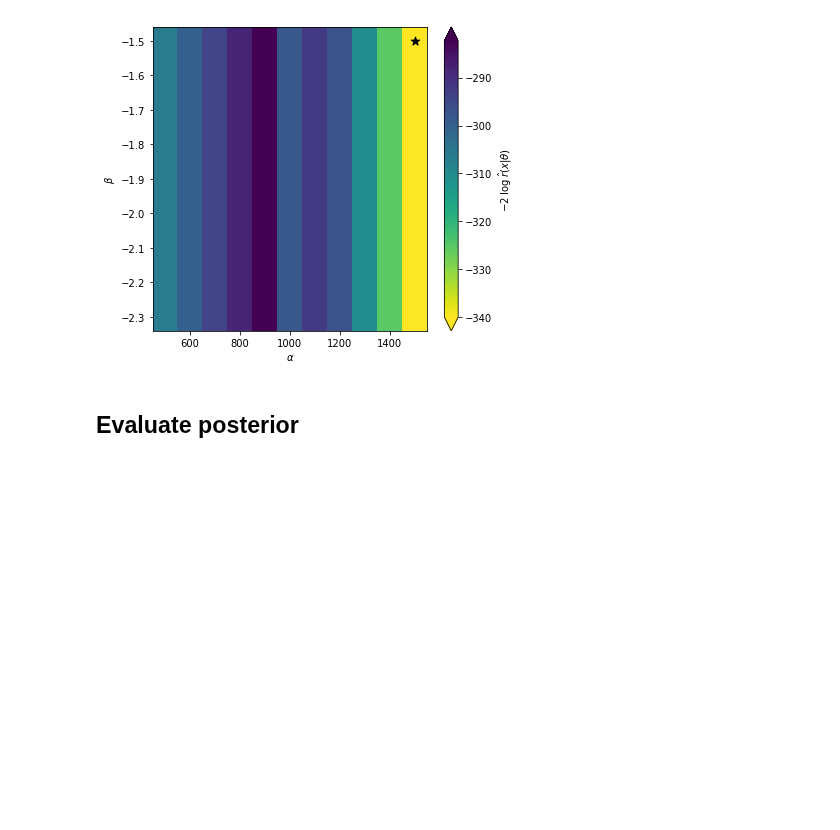
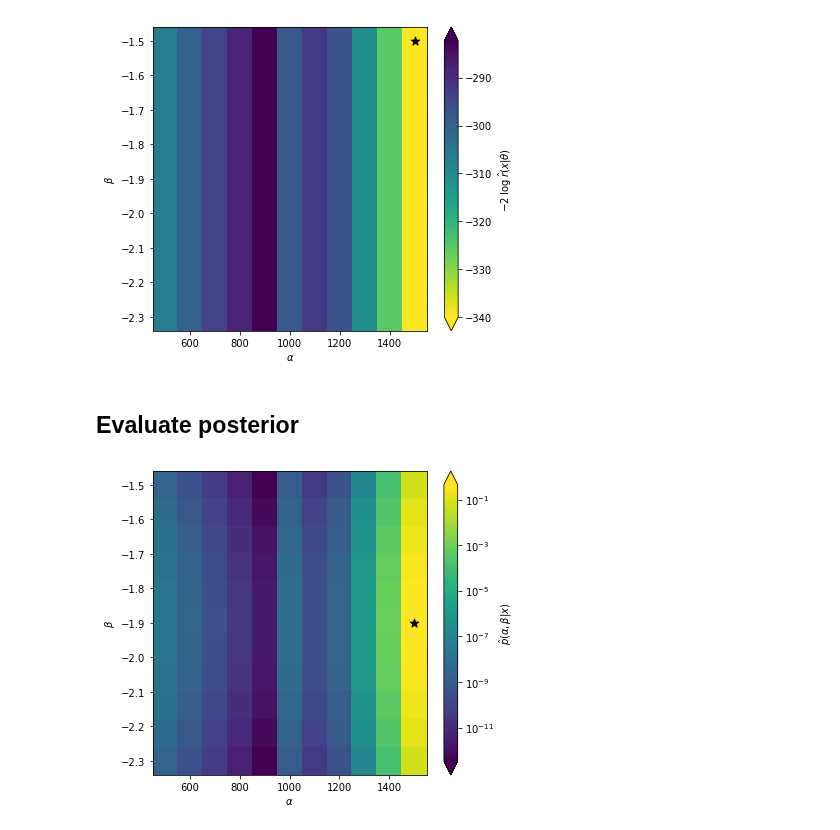
Before and after one commit to smsharma/mining-for-substructure-lens, a Jupyter notebook: notebooks/evaluate.ipynb, the cells around one changed output. Cells and saved outputs as stored; diff of their text form; code cells hidden in the pictures; blank space fills up the shorter version.

```diff
--- a/notebooks/evaluate.ipynb
+++ b/notebooks/evaluate.ipynb
@@ -34,7 +34,7 @@ n_observations = 100
 mass_base_unit = 1.e7 * M_s
 
 alpha_true = alpha_mean
-beta_true = alpha_std
+beta_true = beta_mean
 
 alpha_true, beta_true
 # %% [output]
@@ -80,7 +80,7 @@ theta0, theta1 = np.meshgrid(alpha_test, beta_test)
 theta_grid = np.vstack((theta0.flatten(), theta1.flatten())).T
 # %%
 re = Estimator()
-re.load("../models/alice")
+re.load("../models/carl")
 # %% [markdown]
 ## Likelihood ratio
 # %%
@@ -150,28 +150,30 @@ best_fit = theta_grid[np.argmax(posterior.flatten())]
 # %%
 cmin, cmax = np.min(posterior), np.max(posterior)
 
 bin_size = alpha_test[1] - alpha_test[0]
 alpha_edges = np.linspace(alpha_test[0] - bin_size/2, alpha_test[-1] + bin_size/2, grid_res + 1)
 bin_size = beta_test[1] - beta_test[0]
 beta_edges = np.linspace(beta_test[0] - bin_size/2, beta_test[-1] + bin_size/2, grid_res + 1)
 
 fig = plt.figure(figsize=(6,5))
 ax = plt.gca()
 
 pcm = ax.pcolormesh(
     alpha_edges,
     beta_edges,
     posterior.reshape(grid_res, grid_res),
-    norm=matplotlib.colors.Normalize(vmin=cmin, vmax=cmax),
-    cmap='viridis_r'
+    norm=matplotlib.colors.LogNorm(vmin=cmin, vmax=cmax),
+    cmap='viridis'
 )
 cbar = fig.colorbar(pcm, ax=ax, extend='both')
 
 plt.scatter(best_fit[0], best_fit[1], s=80., color='black', marker='*')
 
 plt.xlabel(r'$\alpha$')
 plt.ylabel(r'$\beta$')
-cbar.set_label(r'$-2\; \log \;\hat{r}(x | \theta)$')
+cbar.set_label(r'$\hat{p}(\alpha, \beta | x)$')
 
 plt.tight_layout()
 plt.show()
+# %% [output]
+[figure, added]
```
Also changed, not shown: parts of 2 cells of this notebook, 4 other files.
